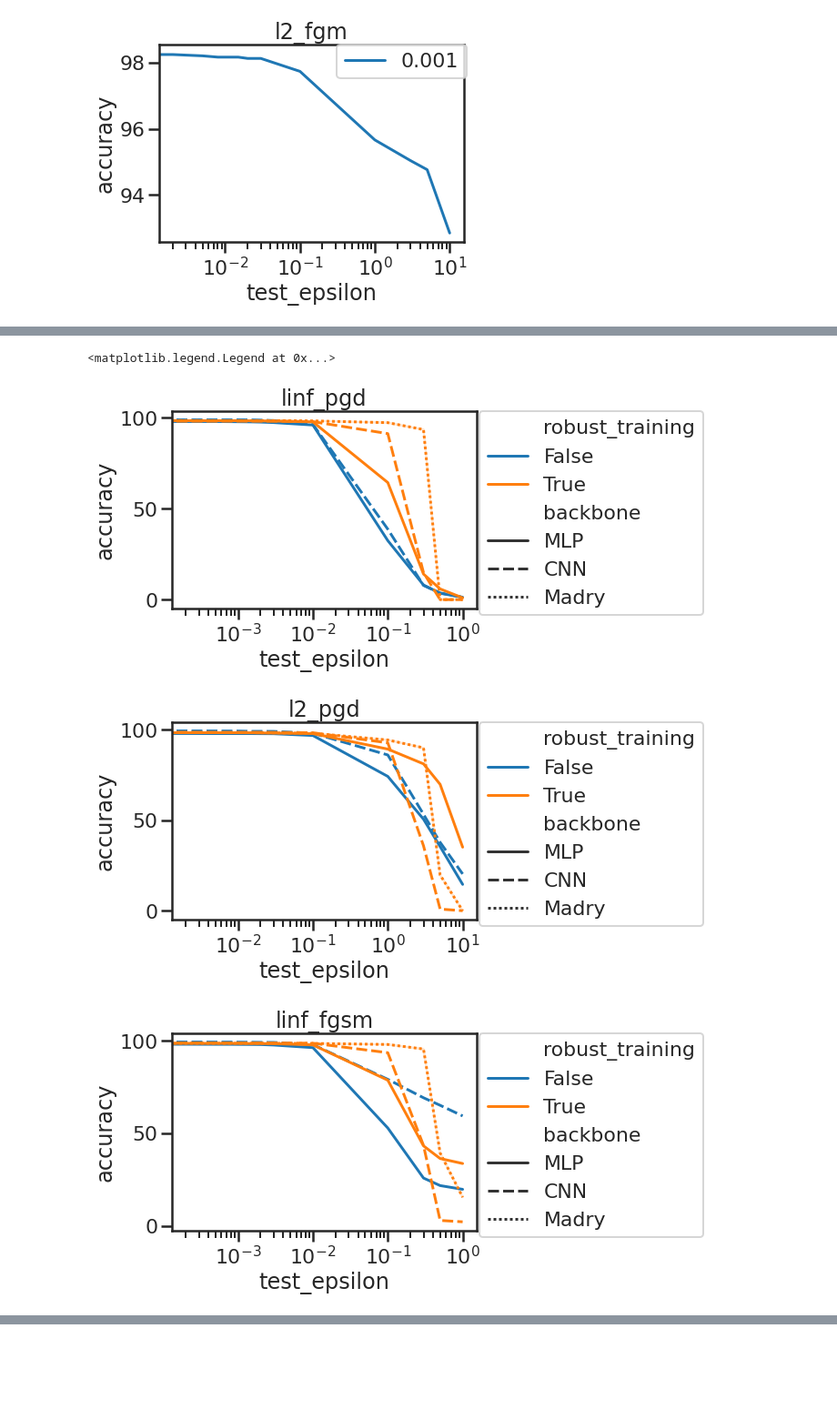
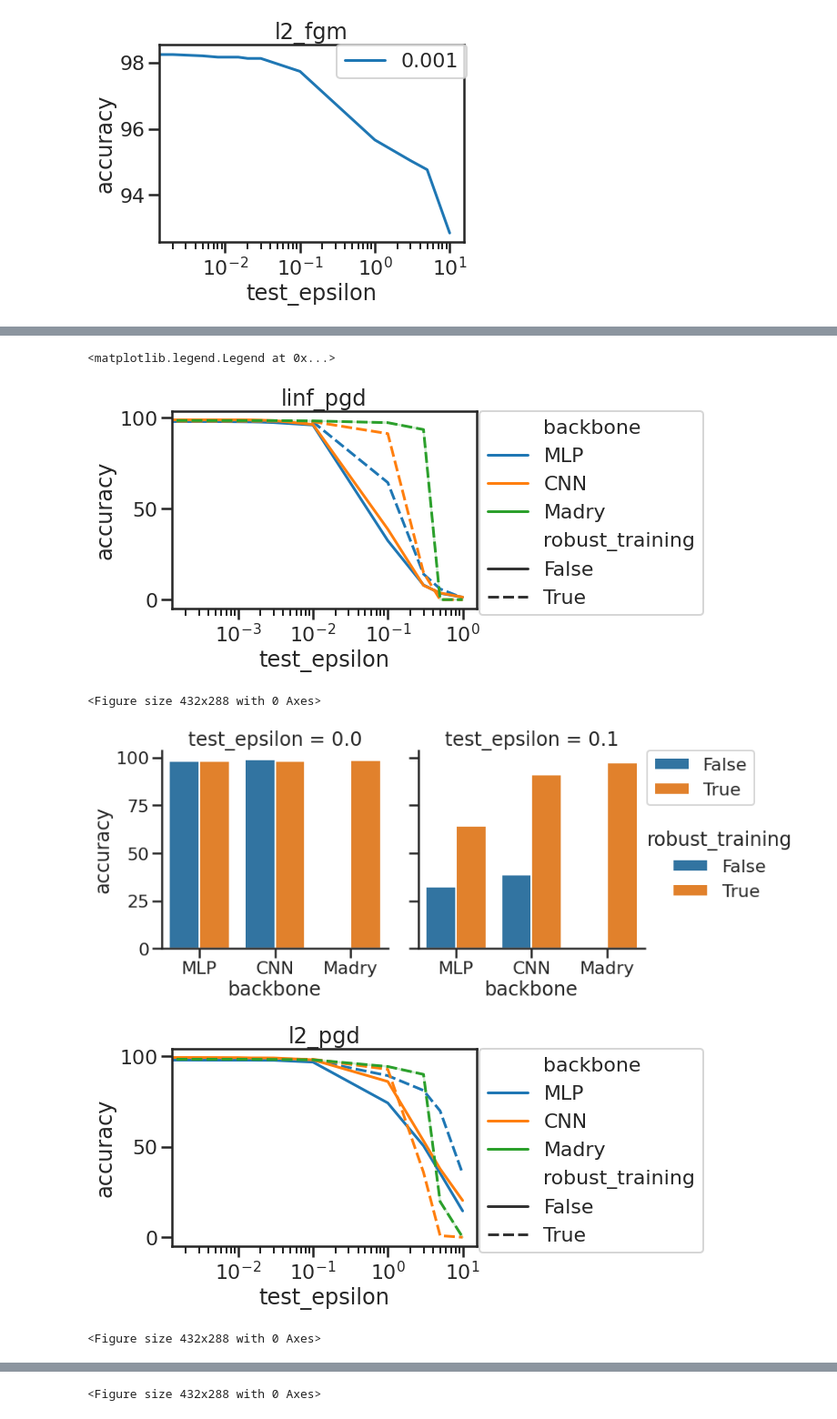
Before and after one commit to kimvc7/Robustness, a Jupyter notebook: notebooks/Pilot.ipynb, the cells around one changed output, grey strips where cells are left out. Shown at 91% size. Saved outputs shown, nothing was run; the diff lists cells and outputs as text; code cells hidden in the pictures; blank space fills up the shorter version.

```diff
--- a/notebooks/Pilot.ipynb
+++ b/notebooks/Pilot.ipynb
@@ -44,7 +24,7 @@ experiment_list[:70] + [experiment_list[95]]
 # %%
 # Hash table of parameters
 parameters = {"epsilon": {}, "backbone": {}, "initial_learning_rate": {}, "robust_training": {}}
-for exp in experiment_list[:70] + [experiment_list[95]]:
+for exp in experiment_list[:80] + experiment_list[83:96]:
     for kk in parameters.keys():
         if exp[kk] in parameters[kk]:
             parameters[kk][exp[kk]].append(int(exp["model_name"]))
@@ -238,34 +218,44 @@ for backbone in backbones:
                 with open(results_dir + experiment_list[best_id]['model_name'] +
                           '/results/training_time.pkl', 'rb') as f:
                     tmp = pickle.load(f)
                 entry["images_per_second"] = np.mean(tmp)
                 entry["std_images_per_second"] = np.std(tmp)
 
 df = pd.DataFrame.from_dict(list_entries)
 
 for attack in name_attacks:
     plt.figure()
     sns.lineplot(x="test_epsilon", y="accuracy",
-                 hue="robust_training",  style='backbone', palette="tab10",
+                 hue="backbone",  style='robust_training', palette="tab10",
                  data=df[df.attack==attack]).set_title(attack)
     plt.xscale('log')
     plt.legend(bbox_to_anchor=(1.01, 1),borderaxespad=0)
 
+    plt.figure()
+    epsilon = 0.1
+    if attack == "l2_pgd" or attack == "l2_pgd" :
+        epsilon = 1
+    sns.catplot(x="backbone", y="accuracy",
+                 hue="robust_training", col="test_epsilon", palette="tab10",kind="bar",
+                 data=df[(df.test_epsilon == 0)| (df.test_epsilon == epsilon)][df.attack==attack])
+    plt.legend(bbox_to_anchor=(1.01, 1),borderaxespad=0)
 
 plt.figure()
 sns.barplot(x="backbone", y="images_per_second",
              hue="robust_training", palette="tab10",
              data=df).set_title("time")
 plt.yscale('log')
 plt.legend(bbox_to_anchor=(1.01, 1),borderaxespad=0)
 # %% [output]
 6
 61
 51
 66
 95
 -1
 <matplotlib.legend.Legend at 0x...>
-[figure, old version]
+[figure, new version]
+<Figure size 432x288 with 0 Axes>
-[figure, old version]
+[figure, new version]
-[figure, old version]
+[figure, new version]
+<Figure size 432x288 with 0 Axes>
@@ -273,0 +264 @@ plt.legend(bbox_to_anchor=(1.01, 1),borderaxespad=0)
+<Figure size 432x288 with 0 Axes>
```
Also changed, not shown: parts of 6 cells of this notebook, 3 other files.
